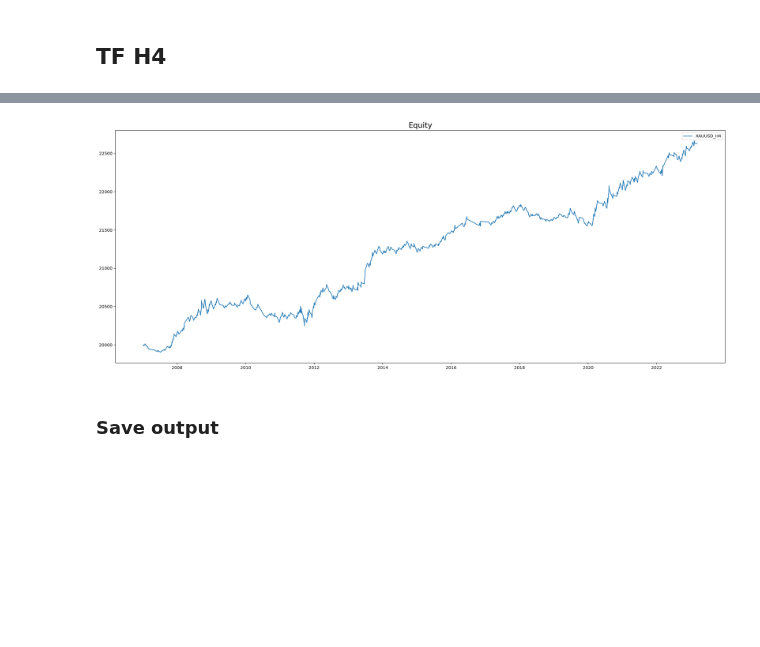
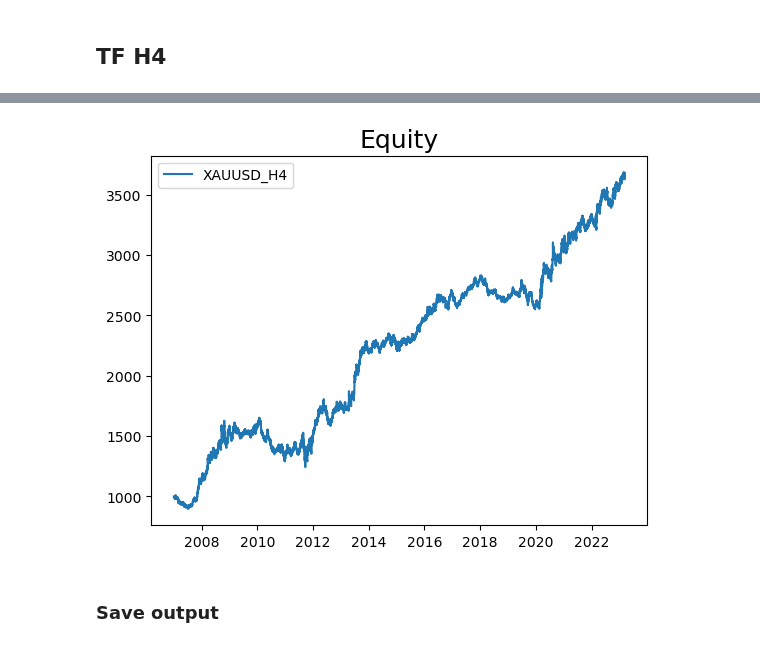
Before and after one commit to Kittipong91/XAUUSD_algorithmic_trading, a Jupyter notebook: Technical_Strategy/Strategy+8+-+Momentum/Strategy 8 - Momentum - Backtesting.ipynb, the cells around one changed output, grey strips where cells are left out. Cells and saved outputs as stored; diff of their text form; code cells hidden in the pictures; blank space fills up the shorter version.

```diff
--- a/Technical_Strategy/Strategy+8+-+Momentum/Strategy 8 - Momentum - Backtesting.ipynb
+++ b/Technical_Strategy/Strategy+8+-+Momentum/Strategy 8 - Momentum - Backtesting.ipynb
@@ -98,9 +98,9 @@ _equity_curve                             ...
 _trades                         Size  Entr...
 dtype: object
 # %%
-plot_equity_trades(result_H4['_trades'], 'XAUUSD_H4' , account_size)
+plot_equity_trades(result_H4['_equity_curve'], 'XAUUSD_H4', account_size)
 # %% [output]
-[figure, old version]
+[figure, new version]
 # %% [markdown]
 ### Save output
 # %%
```
Also changed, not shown: parts of 1 cell of this notebook, 9 other files.
